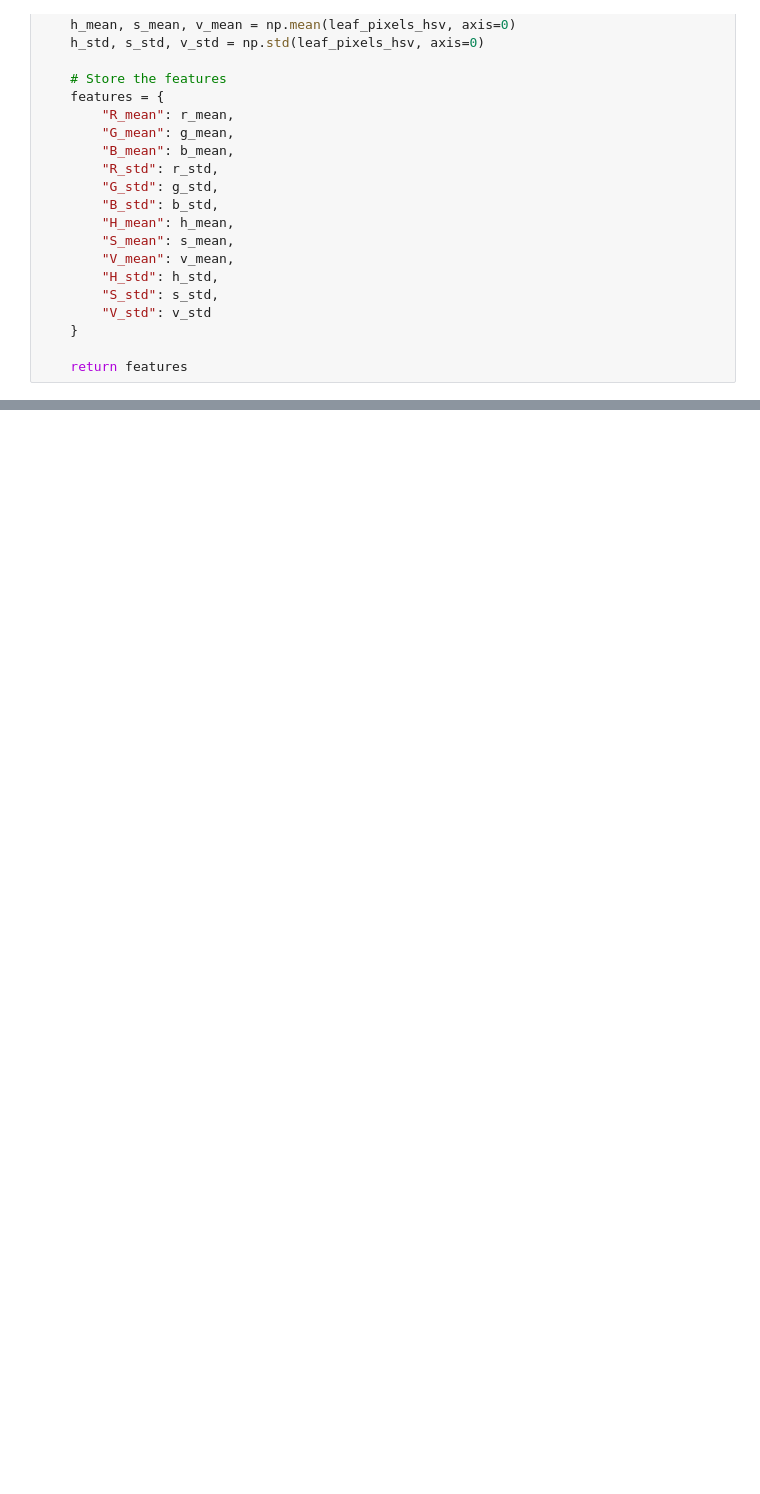
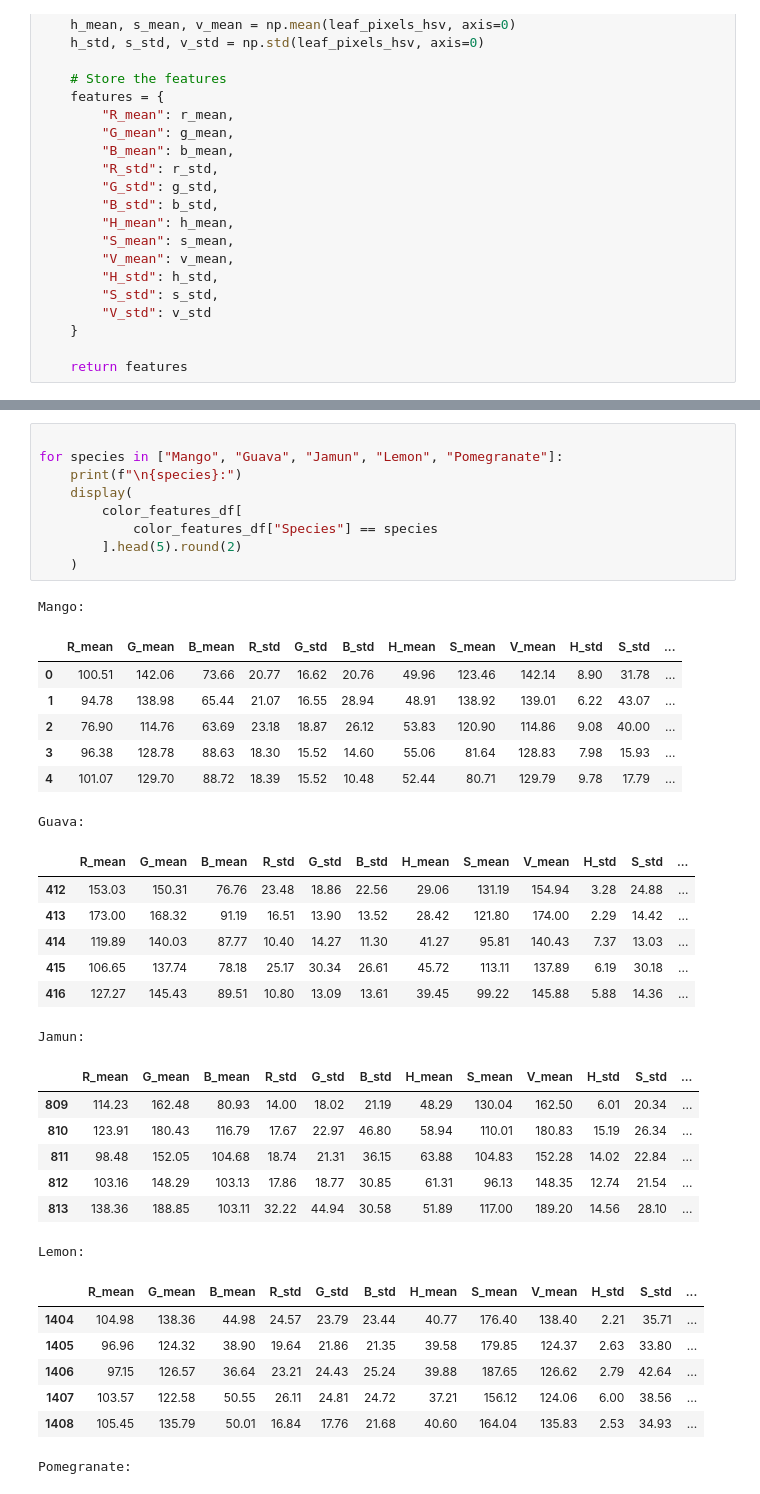
Before and after one commit to Sourabh-IISER/LEAF_CLASSIFICATION, a Jupyter notebook: notebooks/leaf_classification.ipynb, the cells around one changed output, grey strips where cells are left out. Drawn from its saved outputs; the diff is of its cells as text; blank space fills up the shorter version.

```diff
--- a/notebooks/leaf_classification.ipynb
+++ b/notebooks/leaf_classification.ipynb
@@ -808,0 +1017,39 @@ FileNotFoundError: [Errno 2] No such file or directory: '/content/drive/MyDrive/
+# %%
+
+for species in ["Mango", "Guava", "Jamun", "Lemon", "Pomegranate"]:
+    print(f"\n{species}:")
+    display(
+        color_features_df[
+            color_features_df["Species"] == species
+        ].head(5).round(2)
+    )
+# %% [output]
+Mango:
+|  | R_mean | G_mean | B_mean | R_std | G_std | B_std | H_mean | S_mean | V_mean | H_std | S_std | ... |
+| 0 | 100.51 | 142.06 | 73.66 | 20.77 | 16.62 | 20.76 | 49.96 | 123.46 | 142.14 | 8.90 | 31.78 | ... |
+| 1 | 94.78 | 138.98 | 65.44 | 21.07 | 16.55 | 28.94 | 48.91 | 138.92 | 139.01 | 6.22 | 43.07 | ... |
+| 2 | 76.90 | 114.76 | 63.69 | 23.18 | 18.87 | 26.12 | 53.83 | 120.90 | 114.86 | 9.08 | 40.00 | ... |
+| 3 | 96.38 | 128.78 | 88.63 | 18.30 | 15.52 | 14.60 | 55.06 | 81.64 | 128.83 | 7.98 | 15.93 | ... |
+| 4 | 101.07 | 129.70 | 88.72 | 18.39 | 15.52 | 10.48 | 52.44 | 80.71 | 129.79 | 9.78 | 17.79 | ... |
+Guava:
+|  | R_mean | G_mean | B_mean | R_std | G_std | B_std | H_mean | S_mean | V_mean | H_std | S_std | ... |
+| 412 | 153.03 | 150.31 | 76.76 | 23.48 | 18.86 | 22.56 | 29.06 | 131.19 | 154.94 | 3.28 | 24.88 | ... |
+| 413 | 173.00 | 168.32 | 91.19 | 16.51 | 13.90 | 13.52 | 28.42 | 121.80 | 174.00 | 2.29 | 14.42 | ... |
+| 414 | 119.89 | 140.03 | 87.77 | 10.40 | 14.27 | 11.30 | 41.27 | 95.81 | 140.43 | 7.37 | 13.03 | ... |
+| 415 | 106.65 | 137.74 | 78.18 | 25.17 | 30.34 | 26.61 | 45.72 | 113.11 | 137.89 | 6.19 | 30.18 | ... |
+| 416 | 127.27 | 145.43 | 89.51 | 10.80 | 13.09 | 13.61 | 39.45 | 99.22 | 145.88 | 5.88 | 14.36 | ... |
+Jamun:
+|  | R_mean | G_mean | B_mean | R_std | G_std | B_std | H_mean | S_mean | V_mean | H_std | S_std | ... |
+| 809 | 114.23 | 162.48 | 80.93 | 14.00 | 18.02 | 21.19 | 48.29 | 130.04 | 162.50 | 6.01 | 20.34 | ... |
+| 810 | 123.91 | 180.43 | 116.79 | 17.67 | 22.97 | 46.80 | 58.94 | 110.01 | 180.83 | 15.19 | 26.34 | ... |
+| 811 | 98.48 | 152.05 | 104.68 | 18.74 | 21.31 | 36.15 | 63.88 | 104.83 | 152.28 | 14.02 | 22.84 | ... |
+| 812 | 103.16 | 148.29 | 103.13 | 17.86 | 18.77 | 30.85 | 61.31 | 96.13 | 148.35 | 12.74 | 21.54 | ... |
+| 813 | 138.36 | 188.85 | 103.11 | 32.22 | 44.94 | 30.58 | 51.89 | 117.00 | 189.20 | 14.56 | 28.10 | ... |
+Lemon:
+|  | R_mean | G_mean | B_mean | R_std | G_std | B_std | H_mean | S_mean | V_mean | H_std | S_std | ... |
+| 1404 | 104.98 | 138.36 | 44.98 | 24.57 | 23.79 | 23.44 | 40.77 | 176.40 | 138.40 | 2.21 | 35.71 | ... |
+| 1405 | 96.96 | 124.32 | 38.90 | 19.64 | 21.86 | 21.35 | 39.58 | 179.85 | 124.37 | 2.63 | 33.80 | ... |
+| 1406 | 97.15 | 126.57 | 36.64 | 23.21 | 24.43 | 25.24 | 39.88 | 187.65 | 126.62 | 2.79 | 42.64 | ... |
+| 1407 | 103.57 | 122.58 | 50.55 | 26.11 | 24.81 | 24.72 | 37.21 | 156.12 | 124.06 | 6.00 | 38.56 | ... |
+| 1408 | 105.45 | 135.79 | 50.01 | 16.84 | 17.76 | 21.68 | 40.60 | 164.04 | 135.83 | 2.53 | 34.93 | ... |
+Pomegranate:
```
Also changed, not shown: parts of 13 cells of this notebook.
